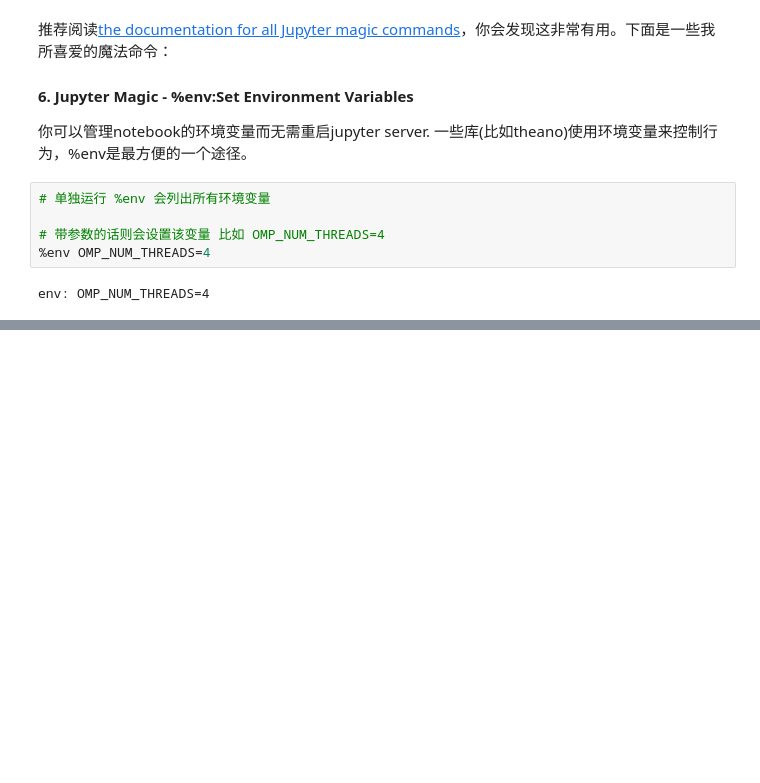
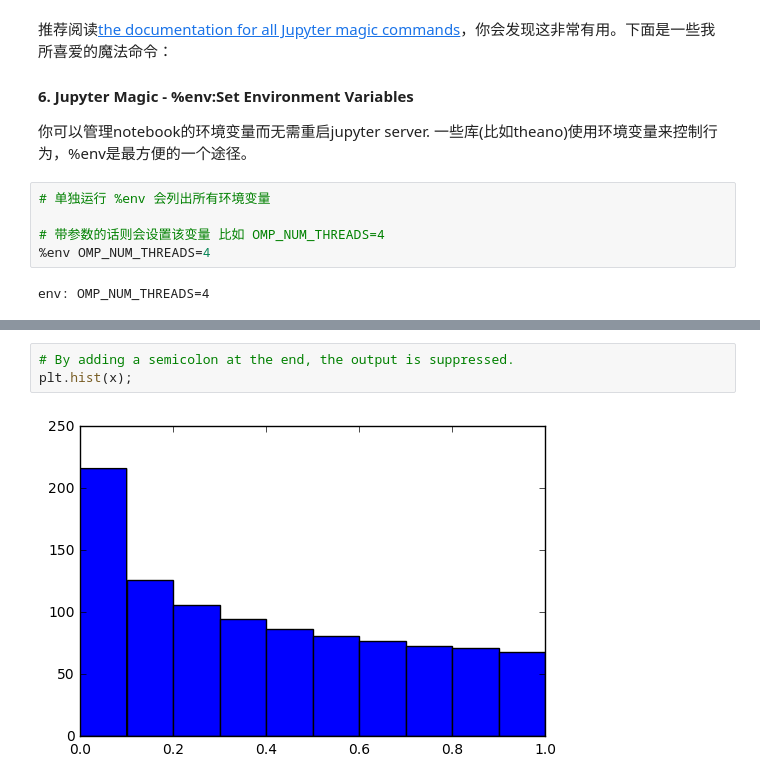
Before and after one commit to liuchengxu/pelican-blog, a Jupyter notebook: content/notebooks/JupyterNotebookTips.ipynb, the cells around one changed output, grey strips where cells are left out. Cells and saved outputs as stored; diff of their text form; blank space fills up the shorter version.

```diff
--- a/content/notebooks/JupyterNotebookTips.ipynb
+++ b/content/notebooks/JupyterNotebookTips.ipynb
@@ -335,0 +197,5 @@ notebook以HTML的方式进行展示，cell的输出也可以是HTML，所以事
+# %%
+# By adding a semicolon at the end, the output is suppressed.
+plt.hist(x);
+# %% [output]
+[figure, added]
```
Also changed, not shown: parts of 37 cells of this notebook, 23 other files.
